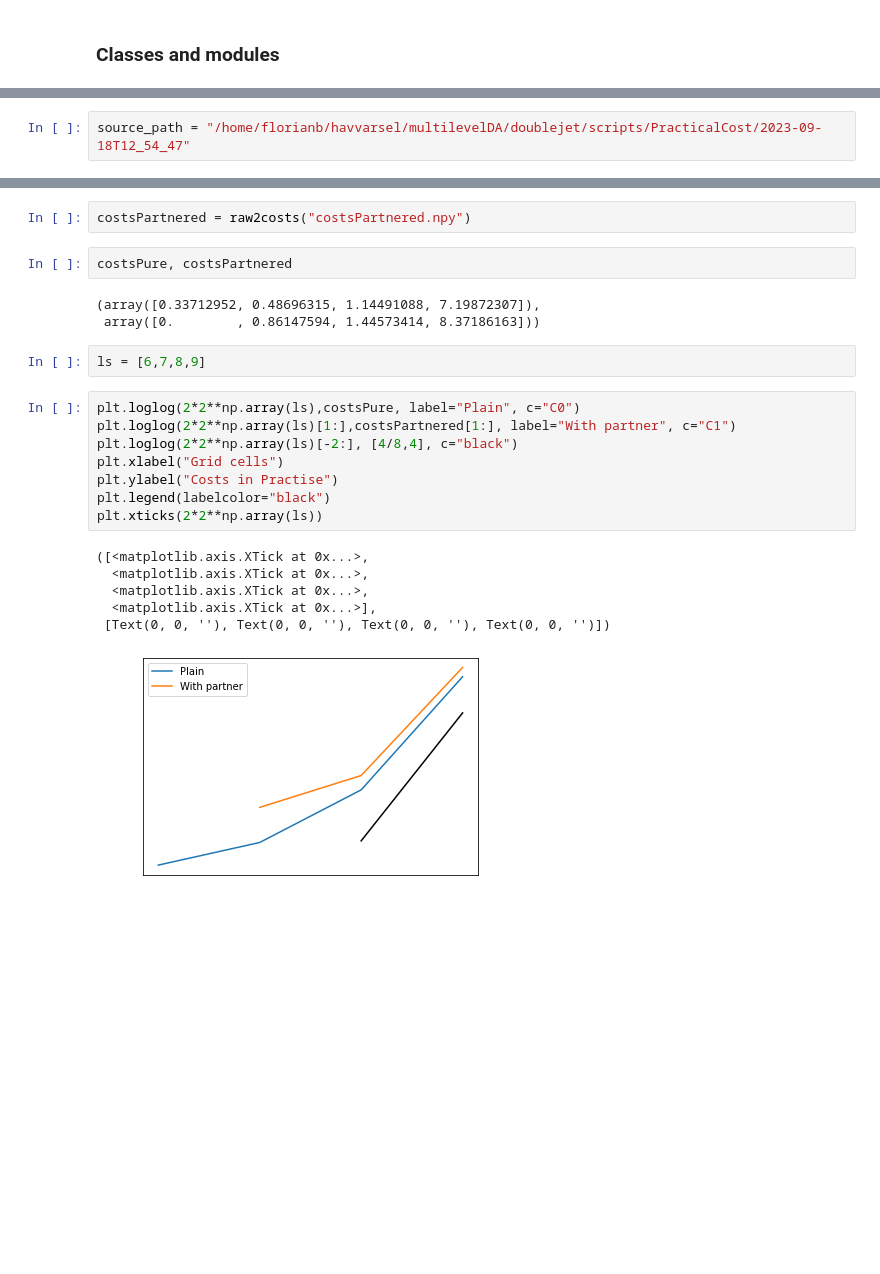
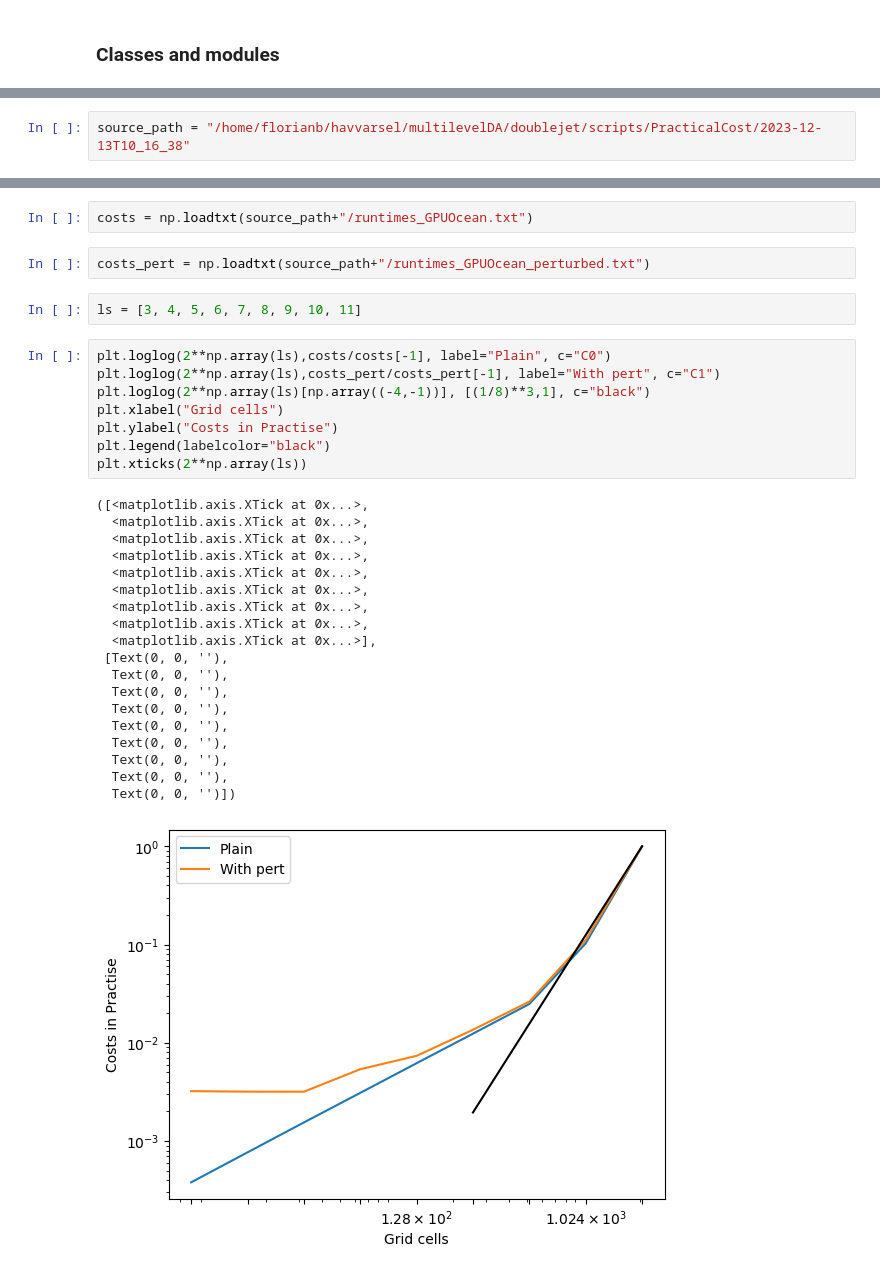
Before and after one commit to sintefmath/multilevelDA, a Jupyter notebook: notebooks/DoubleJet-PracticalCost-PostProcessing.ipynb, the cells around one changed output, grey strips where cells are left out. Saved outputs shown, nothing was run; the diff lists cells and outputs as text; blank space fills up the shorter version.

Commit message:
practical work new plot

```diff
--- a/notebooks/DoubleJet-PracticalCost-PostProcessing.ipynb
+++ b/notebooks/DoubleJet-PracticalCost-PostProcessing.ipynb
@@ -30,4 +24,4 @@ plt.rcParams["image.origin"] = "lower"
 
 import pycuda.driver as cuda
 # %%
-source_path = "/home/florianb/havvarsel/multilevelDA/doublejet/scripts/PracticalCost/2023-09-18T12_54_47"
+source_path = "/home/florianb/havvarsel/multilevelDA/doublejet/scripts/PracticalCost/2023-12-13T10_16_38"
@@ -44,24 +28,34 @@ costsPure = raw2costs("costsPure.npy")
-# %%
-costsPartnered = raw2costs("costsPartnered.npy")
-# %%
-costsPure, costsPartnered
-# %% [output]
-(array([0.33712952, 0.48696315, 1.14491088, 7.19872307]),
- array([0.        , 0.86147594, 1.44573414, 8.37186163]))
+# %%
+costs = np.loadtxt(source_path+"/runtimes_GPUOcean.txt")
+# %%
+costs_pert = np.loadtxt(source_path+"/runtimes_GPUOcean_perturbed.txt")
 # %%
-ls = [6,7,8,9]
+ls = [3, 4, 5, 6, 7, 8, 9, 10, 11]
 # %%
-plt.loglog(2*2**np.array(ls),costsPure, label="Plain", c="C0")
-plt.loglog(2*2**np.array(ls)[1:],costsPartnered[1:], label="With partner", c="C1")
-plt.loglog(2*2**np.array(ls)[-2:], [4/8,4], c="black")
+plt.loglog(2**np.array(ls),costs/costs[-1], label="Plain", c="C0")
+plt.loglog(2**np.array(ls),costs_pert/costs_pert[-1], label="With pert", c="C1")
+plt.loglog(2**np.array(ls)[np.array((-4,-1))], [(1/8)**3,1], c="black")
 plt.xlabel("Grid cells")
 plt.ylabel("Costs in Practise")
 plt.legend(labelcolor="black")
-plt.xticks(2*2**np.array(ls))
+plt.xticks(2**np.array(ls))
 # %% [output]
 ([<matplotlib.axis.XTick at 0x...>,
   <matplotlib.axis.XTick at 0x...>,
   <matplotlib.axis.XTick at 0x...>,
+  <matplotlib.axis.XTick at 0x...>,
+  <matplotlib.axis.XTick at 0x...>,
+  <matplotlib.axis.XTick at 0x...>,
+  <matplotlib.axis.XTick at 0x...>,
+  <matplotlib.axis.XTick at 0x...>,
   <matplotlib.axis.XTick at 0x...>],
- [Text(0, 0, ''), Text(0, 0, ''), Text(0, 0, ''), Text(0, 0, '')])
+ [Text(0, 0, ''),
+  Text(0, 0, ''),
+  Text(0, 0, ''),
+  Text(0, 0, ''),
+  Text(0, 0, ''),
+  Text(0, 0, ''),
+  Text(0, 0, ''),
+  Text(0, 0, ''),
+  Text(0, 0, '')])
-[figure, old version]
+[figure, new version]
```
Also changed, not shown: parts of 5 cells of this notebook, 1 other file.
